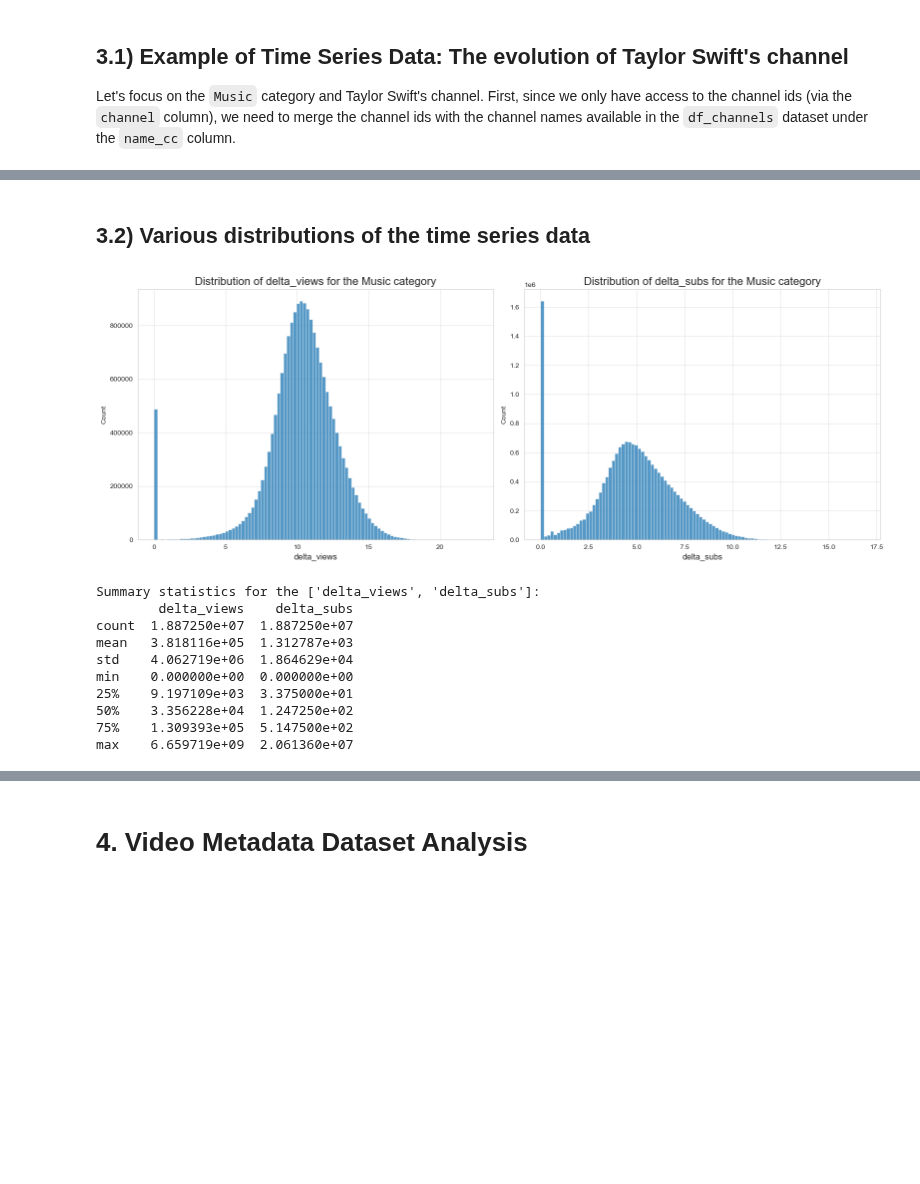
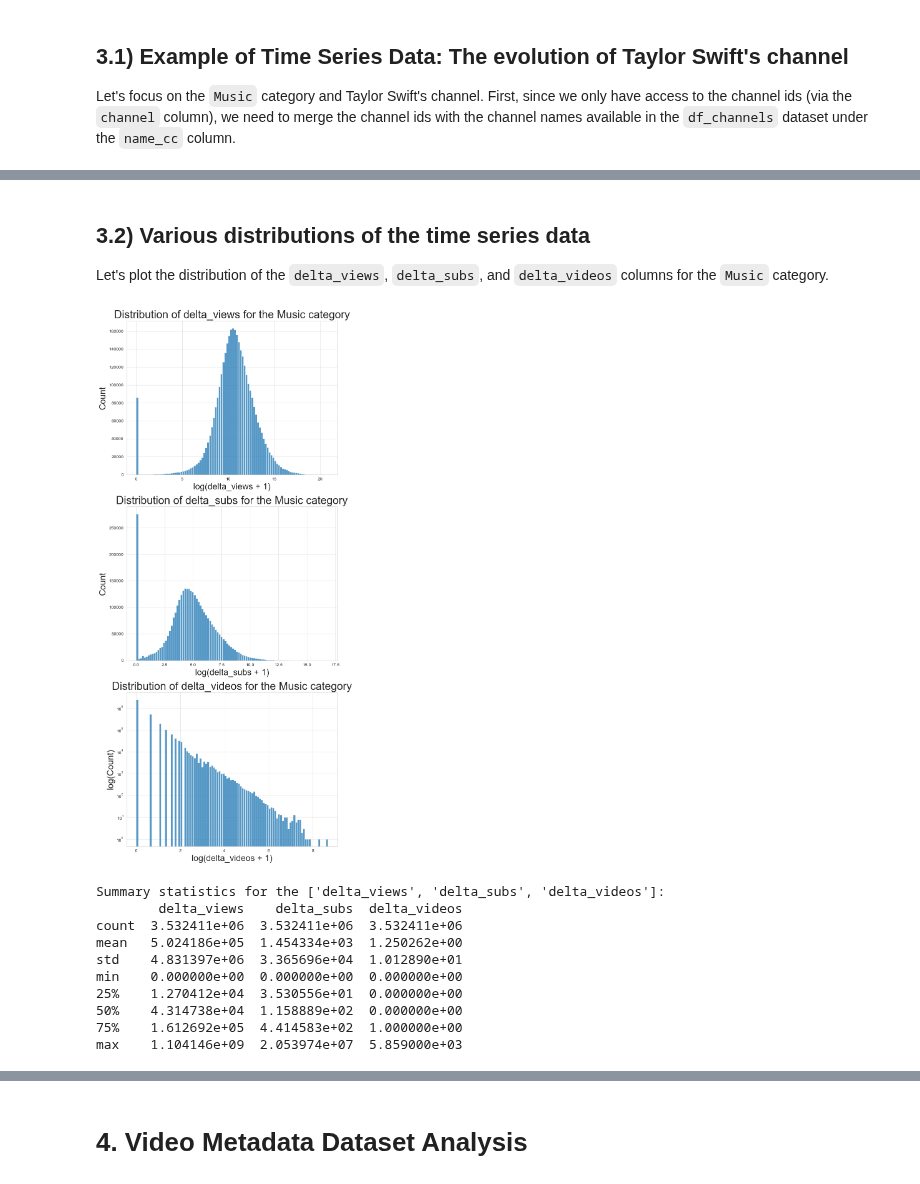
Before and after one commit to epfl-ada/ada-2024-project-tropicaltoucansinsight, a Jupyter notebook: results.ipynb, the cells around one changed output, grey strips where cells are left out. Drawn from its saved outputs; the diff is of its cells as text; code cells hidden in the pictures; blank space fills up the shorter version.

```diff
--- a/results.ipynb
+++ b/results.ipynb
@@ -191,23 +190,24 @@ data_utils.plot_channel_time_series(df=df_music_time_series,
 # %% [markdown]
 ## 3.2) Various distributions of the time series data
+
+Let's plot the distribution of the `delta_views`, `delta_subs`, and `delta_videos` columns for the `Music` category.
 # %%
-# Avoid plotting more than 2 or 3 categories at once for better readability (maybe improve this in the future)
-data_utils.plot_category_distribution(df=df_time_series,
-                                      columns=["delta_views", "delta_subs"],
+data_utils.plot_category_distribution(df=df_music_time_series,
+                                      columns=["delta_views", "delta_subs", "delta_videos"],
                                       category="Music",
-                                      x_logs=[True, True],
-                                      y_logs=[False, False],
+                                      x_logs=[True, True, True],
+                                      y_logs=[False, False, True],
                                       kind="hist",
                                       print_summary=True)
 # %% [output]
-[figure, old version]
+[figure, new version]
-Summary statistics for the ['delta_views', 'delta_subs']:
-        delta_views    delta_subs
-count  1.887250e+07  1.887250e+07
-mean   3.818116e+05  1.312787e+03
-std    4.062719e+06  1.864629e+04
-min    0.000000e+00  0.000000e+00
-25%    9.197109e+03  3.375000e+01
-50%    3.356228e+04  1.247250e+02
-75%    1.309393e+05  5.147500e+02
-max    6.659719e+09  2.061360e+07
+Summary statistics for the ['delta_views', 'delta_subs', 'delta_videos']:
+        delta_views    delta_subs  delta_videos
+count  3.532411e+06  3.532411e+06  3.532411e+06
+mean   5.024186e+05  1.454334e+03  1.250262e+00
+std    4.831397e+06  3.365696e+04  1.012890e+01
+min    0.000000e+00  0.000000e+00  0.000000e+00
+25%    1.270412e+04  3.530556e+01  0.000000e+00
+50%    4.314738e+04  1.158889e+02  0.000000e+00
+75%    1.612692e+05  4.414583e+02  1.000000e+00
+max    1.104146e+09  2.053974e+07  5.859000e+03
```
Also changed, not shown: parts of 7 cells of this notebook.
